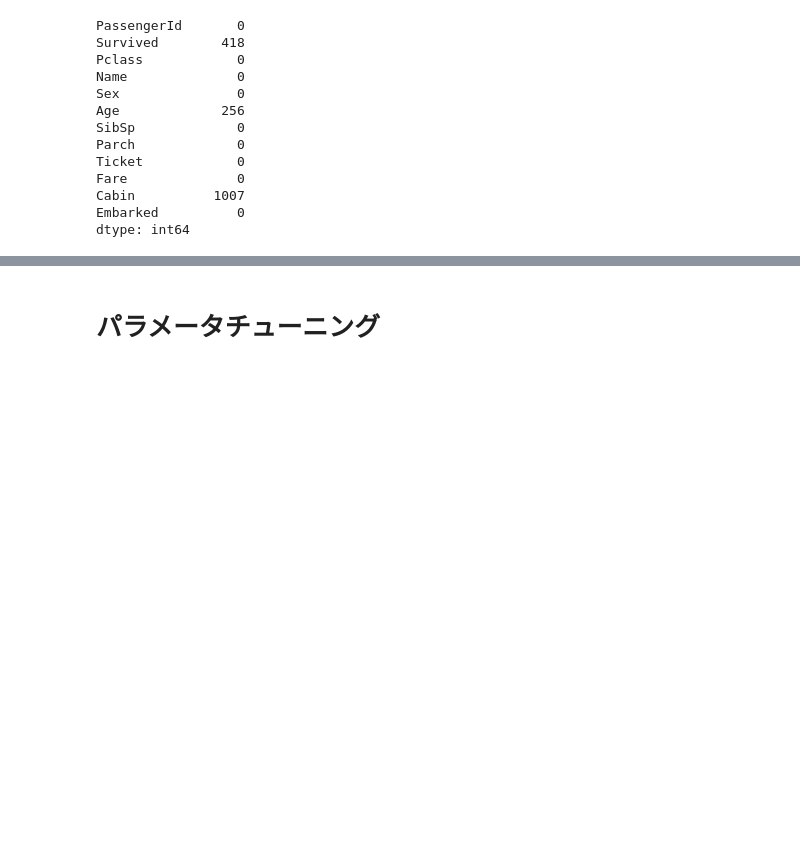
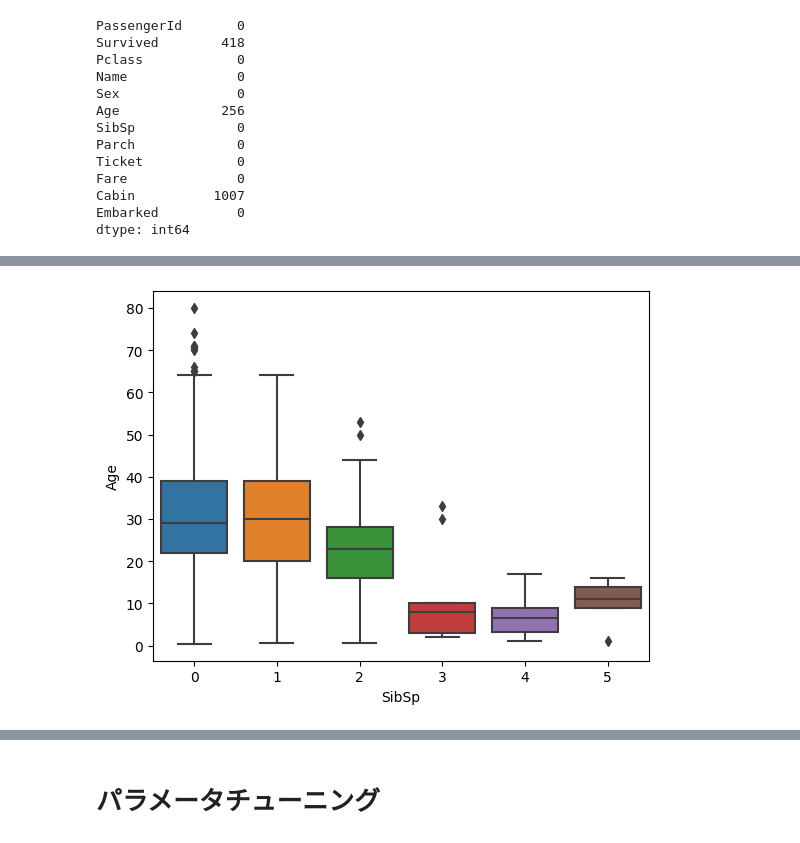
Before and after one commit to junya737/Titanic, a Jupyter notebook: scripts/main2.ipynb, the cells around one changed output, grey strips where cells are left out. Cells and saved outputs as stored; diff of their text form; code cells hidden in the pictures; blank space fills up the shorter version.

```diff
--- a/scripts/main2.ipynb
+++ b/scripts/main2.ipynb
@@ -291,0 +275,4 @@ dtype: int64
+# %%
+sns.boxplot(train, x="SibSp", y="Age");
+# %% [output]
+[figure, added]
```
Also changed, not shown: parts of 21 cells of this notebook.
